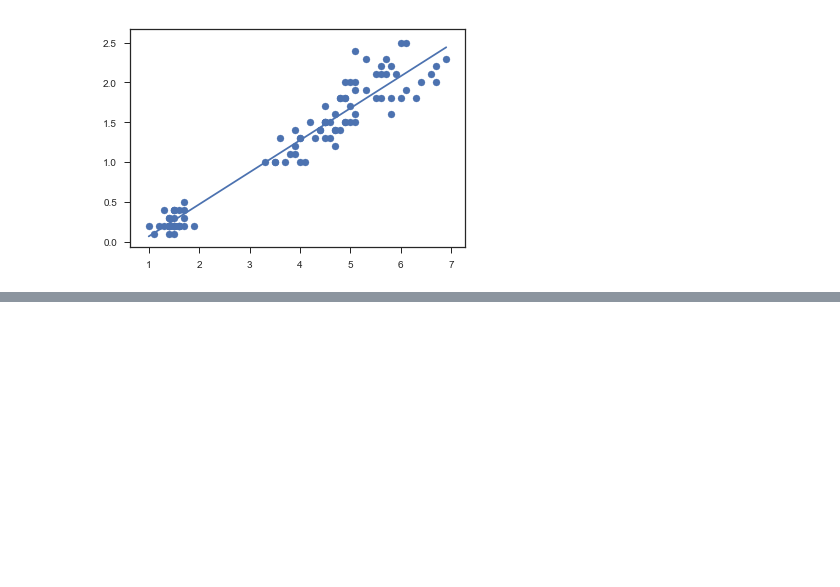
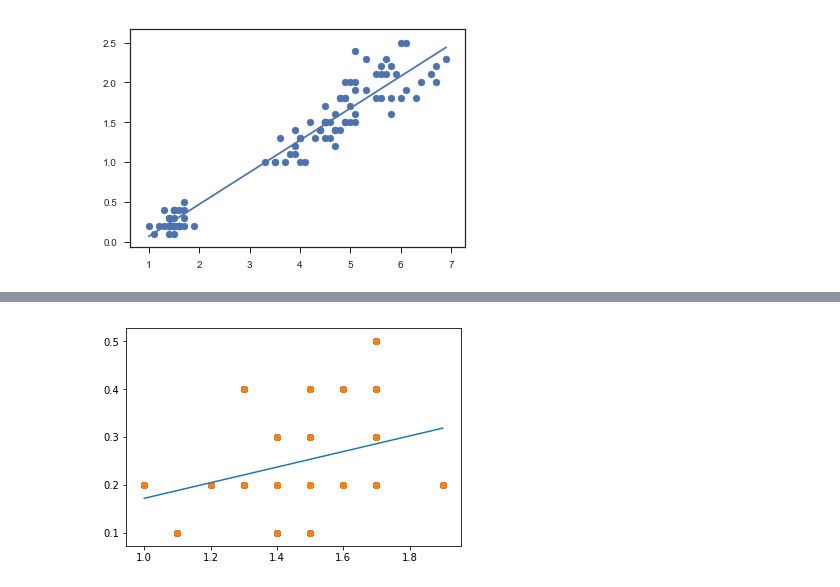
Before and after one commit to ConorTighe/Jupyter-PlyPlot-Problem, a Jupyter notebook: IRIS Plot.ipynb, the cells around one changed output, grey strips where cells are left out. Drawn from its saved outputs; the diff is of its cells as text; code cells hidden in the pictures; blank space fills up the shorter version.

```diff
--- a/IRIS Plot.ipynb
+++ b/IRIS Plot.ipynb
@@ -127,0 +158,18 @@ Best values for line to use:
+# %%
+import numpy as np
+i = 0
+SetosaPL = []
+SetosaPW = []
+fSpecies = iris.Species
+
+for s in fSpecies:
+    if s == "setosa":
+        SetosaPL.append(xPetal[i])
+        SetosaPW.append(yPetal[i])
+        i += 1
+
+        plt.scatter(SetosaPL,SetosaPW)
+plt.plot(np.unique(SetosaPL), np.poly1d(np.polyfit(SetosaPL, SetosaPW, 1))(np.unique(SetosaPL)))
+plt.show()
+# %% [output]
+[figure, added]
```
Also changed, not shown: parts of 6 cells of this notebook, 1 other file.
